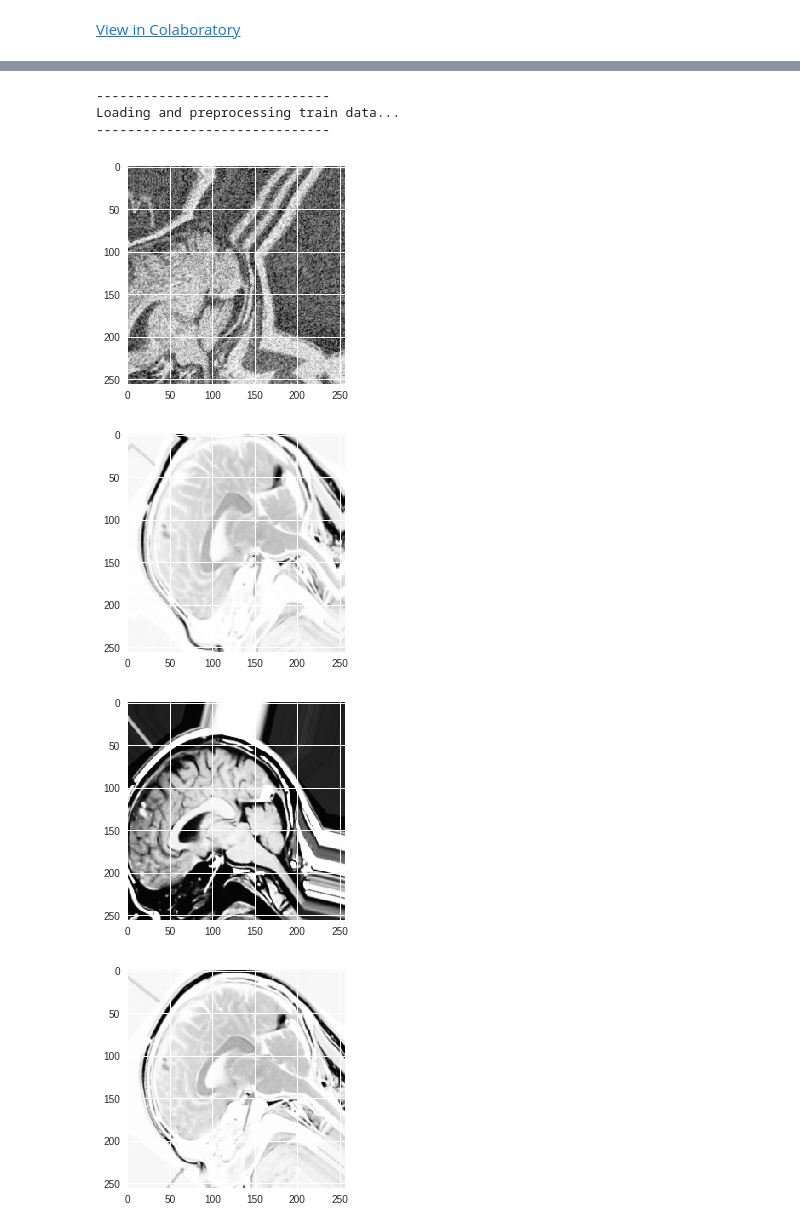
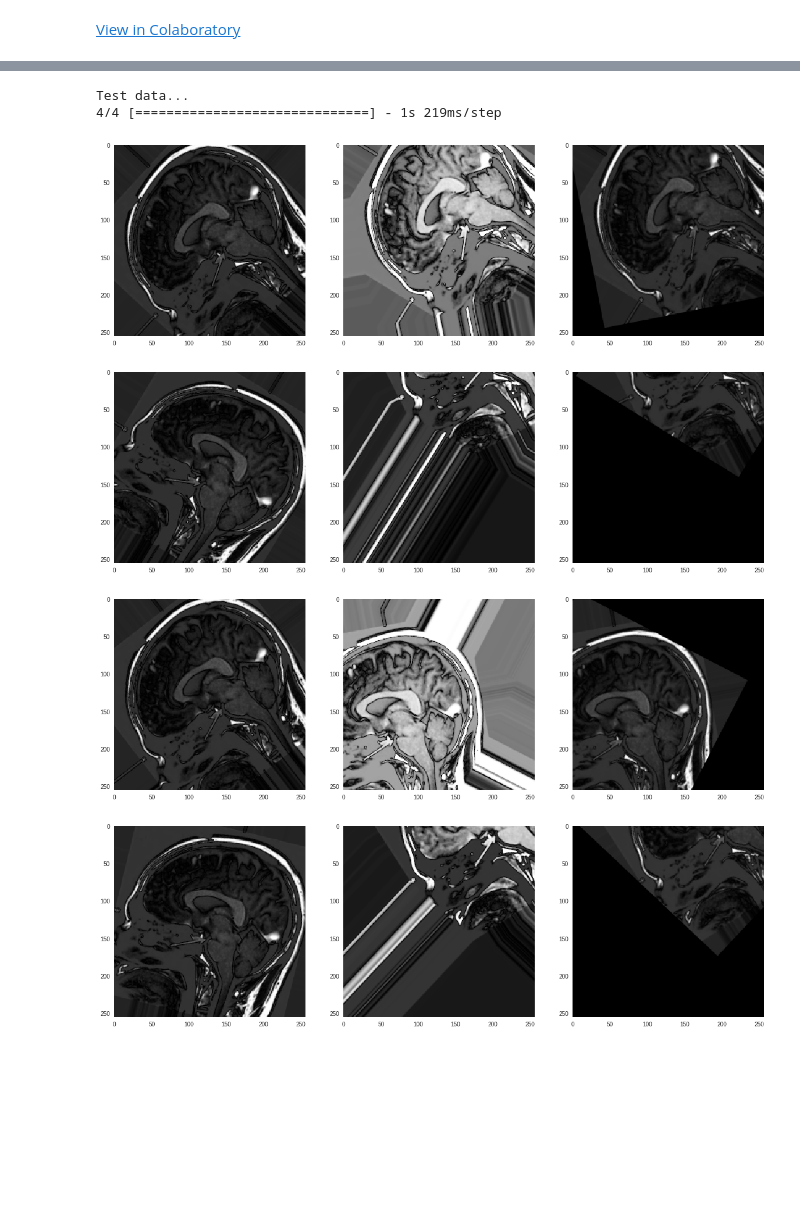
Before and after one commit to ajoshiusc/BrainSync, a Jupyter notebook: deep_rigid.ipynb, the cells around one changed output, grey strips where cells are left out. Drawn from its saved outputs; the diff is of its cells as text; code cells hidden in the pictures; blank space fills up the shorter version.

```diff
--- a/deep_rigid.ipynb
+++ b/deep_rigid.ipynb
@@ -126,9 +126,10 @@ def gen_train_data(img, N=1024,  nodist=0):
         img2 /= np.std(img2)
         if nodist==0:
             img2 = elastic_transform(img2, img2.shape[1] * 2, img2.shape[1] * 0.08,img2.shape[1] * 0.08)
-            imgs_train[j, :, :, 0] = img2 + noise[j,:,:,0]
 
-        aff = tf.AffineTransform(rotation = (np.pi/180.0)*rot[j], translation=(tx[j],ty[j]))
+        imgs_train[j, :, :, 0] = img2 + (1.0-nodist)*noise[j,:,:,0]
+
+        aff = tf.AffineTransform(rotation = (np.pi/180.0)*np.float(rot[j]), translation=(tx[j],ty[j]))
 
         #img3 = 10-1*np.tanh(img2) + 0*  noise[j,:,:,1]#
         img3 = 10-1*np.tanh(tf.warp(img2, aff, mode='edge')) +  (1.0-nodist)*noise[j,:,:,1]#
@@ -140,7 +141,7 @@ def gen_train_data(img, N=1024,  nodist=0):
         img3 /= np.std(img3)
         imgs_train[j, :, :, 1] = img3
 
-        if j==1:
+        if 0:
             plt.imshow(img3)
             plt.show()
 
@@ -151,7 +152,7 @@ def gen_train_data(img, N=1024,  nodist=0):
     return imgs_train, out_train
 
 
-def train_and_predict():
+def train_model():
     print('-'*30)
     print('Loading and preprocessing train data...')
     print('-'*30)
@@ -164,7 +165,6 @@ def train_and_predict():
 
 
     imgs_train, out_train = gen_train_data(img, 1024)
-    imgs_test, out_test = gen_train_data(img, 4, nodist=1)
 
     print('Creating and compiling model...')
     rrmodel = get_rr_net()
@@ -176,38 +176,77 @@ def train_and_predict():
                 callbacks=[model_checkpoint])
     # list all data in history
     print(history.history.keys())
     # summarize history for accuracy
     plt.plot(history.history['mean_squared_error'])
     plt.plot(history.history['val_mean_squared_error'])
     plt.title('model fit mse')
     plt.ylabel('mse')
     plt.xlabel('epoch')
     plt.legend(['train', 'test'], loc='upper left')
     plt.show()
     # summarize history for loss
     plt.plot(history.history['loss'])
     plt.plot(history.history['val_loss'])
     plt.title('model loss')
     plt.ylabel('loss')
     plt.xlabel('epoch')
     plt.legend(['train', 'test'], loc='upper left')
     plt.show()
+
+
+def test_model():
+
     print('Test data...')
+    img = resize(rgb2gray(imread('sample_brain.png')).astype('float32'),(img_rows,img_cols),mode='reflect')
+    mean = np.mean(img)  # mean for data centering
+    std = np.std(img)  # std for data normalization
+
+    img -= mean
+    img /= std
+
+    rrmodel = get_rr_net()
     rrmodel.load_weights('weights.h5')
+
+    imgs_test, out_test = gen_train_data(img, 4, nodist=1)
+#    plt.imshow(np.absolute(imgs_test[0,:,:,0].squeeze()),cmap='gray')
+#    plt.imshow(np.absolute(imgs_test[0,:,:,1].squeeze()),cmap='gray')
+
     pred_theta = rrmodel.predict(imgs_test, verbose=1)
+
+    for jj in range(4):
+        fig=plt.figure(figsize=(20,10));
+        fig.add_subplot(1,3,1);ax = plt.gca(); ax.grid(False)
+        plt.imshow(np.absolute(imgs_test[jj,:,:,0].squeeze()),cmap='gray')
+        #plt.show()
+        fig.add_subplot(1,3,2);ax = plt.gca(); ax.grid(False)
+        #a = plt.add_subplot(1,3,2)
+        #plt.figure(); ax = plt.gca(); ax.grid(False)
+        plt.imshow(np.absolute(imgs_test[jj,:,:,1].squeeze()),cmap='gray')
+        #plt.show()
+        aff = tf.AffineTransform(rotation = (np.pi/180.0)*out_test[jj,0], translation=(out_test[jj,1],out_test[jj,2]))
+        img2 = tf.warp(np.absolute(imgs_test[jj,:,:,0].squeeze()),aff)
+        fig.add_subplot(1,3,3);ax = plt.gca(); ax.grid(False)
+       # plt.figure(); ax = plt.gca(); ax.grid(False)
+        plt.imshow(img2,cmap='gray')
+        plt.show()
+
+
+
+
+
     print(pred_theta)
     print(out_test)
 
 
 
 if __name__ == '__main__':
-    train_and_predict()
+    #train_model()
+    test_model()
 # %% [output]
 [interactive output not drawn]
-------------------------------
-Loading and preprocessing train data...
-------------------------------
+Test data...
+4/4 [==============================] - 1s 219ms/step
-[figure, old version]
+[figure, new version]
-[figure, old version]
+[figure, new version]
-[figure, old version]
+[figure, new version]
-[figure, old version]
+[figure, new version]
```
Also changed, not shown: parts of 1 cell of this notebook.
